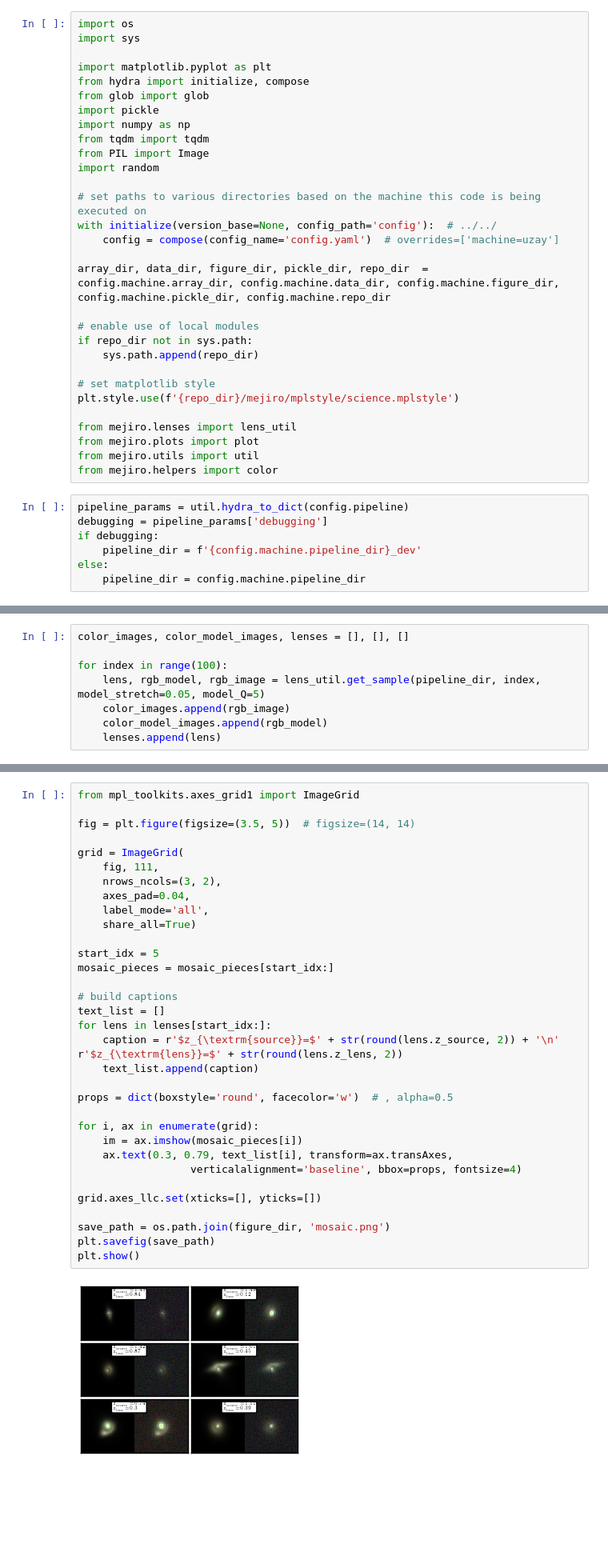
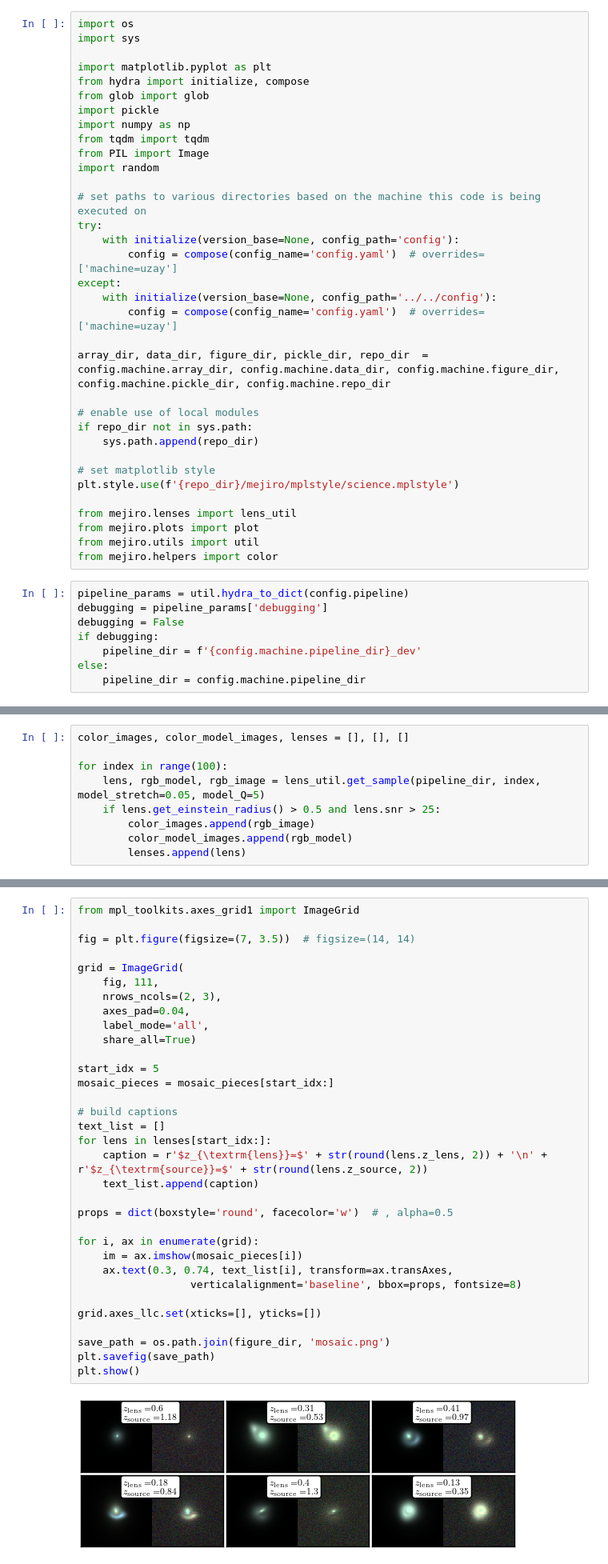
Before and after one commit to AstroMusers/mejiro, a Jupyter notebook: paper/figure_notebooks/mosaic.ipynb, the cells around one changed output, grey strips where cells are left out. Shown at 80% size. Saved outputs shown, nothing was run; the diff lists cells and outputs as text; blank space fills up the shorter version.

Commit message:
work on mosaic figure

```diff
--- a/paper/figure_notebooks/mosaic.ipynb
+++ b/paper/figure_notebooks/mosaic.ipynb
@@ -12,8 +12,12 @@ from PIL import Image
 import random
 
 # set paths to various directories based on the machine this code is being executed on
-with initialize(version_base=None, config_path='config'):  # ../../
-    config = compose(config_name='config.yaml')  # overrides=['machine=uzay']
+try:
+    with initialize(version_base=None, config_path='config'):
+        config = compose(config_name='config.yaml')  # overrides=['machine=uzay']
+except:
+    with initialize(version_base=None, config_path='../../config'):
+        config = compose(config_name='config.yaml')  # overrides=['machine=uzay']
 
 array_dir, data_dir, figure_dir, pickle_dir, repo_dir  = config.machine.array_dir, config.machine.data_dir, config.machine.figure_dir, config.machine.pickle_dir, config.machine.repo_dir
 
@@ -31,6 +35,7 @@ from mejiro.helpers import color
 # %%
 pipeline_params = util.hydra_to_dict(config.pipeline)
 debugging = pipeline_params['debugging']
+debugging = False
 if debugging:
     pipeline_dir = f'{config.machine.pipeline_dir}_dev'
 else:
@@ -44,9 +49,10 @@ color_images, color_model_images, lenses = [], [], []
 
 for index in range(100):
     lens, rgb_model, rgb_image = lens_util.get_sample(pipeline_dir, index, model_stretch=0.05, model_Q=5)
-    color_images.append(rgb_image)
-    color_model_images.append(rgb_model)
-    lenses.append(lens)
+    if lens.get_einstein_radius() > 0.5 and lens.snr > 25:
+        color_images.append(rgb_image)
+        color_model_images.append(rgb_model)
+        lenses.append(lens)
 # %%
 subfigure_dir = os.path.join(config.machine.data_dir, 'figures', 'mosaic_pieces')
 util.create_directory_if_not_exists(subfigure_dir)
@@ -72,35 +78,35 @@ mosaic_pieces = [np.array(Image.open(f)) for f in glob(subfigure_dir + '/*.png')
 # %%
 from mpl_toolkits.axes_grid1 import ImageGrid
 
-fig = plt.figure(figsize=(3.5, 5))  # figsize=(14, 14)
+fig = plt.figure(figsize=(7, 3.5))  # figsize=(14, 14)
 
 grid = ImageGrid(
     fig, 111,
-    nrows_ncols=(3, 2),
+    nrows_ncols=(2, 3),
     axes_pad=0.04,
     label_mode='all',
     share_all=True)
 
 start_idx = 5
 mosaic_pieces = mosaic_pieces[start_idx:]
 
 # build captions
 text_list = []
 for lens in lenses[start_idx:]:
-    caption = r'$z_{\textrm{source}}=$' + str(round(lens.z_source, 2)) + '\n' r'$z_{\textrm{lens}}=$' + str(round(lens.z_lens, 2))
+    caption = r'$z_{\textrm{lens}}=$' + str(round(lens.z_lens, 2)) + '\n' + r'$z_{\textrm{source}}=$' + str(round(lens.z_source, 2))
     text_list.append(caption)
 
 props = dict(boxstyle='round', facecolor='w')  # , alpha=0.5
 
 for i, ax in enumerate(grid):
     im = ax.imshow(mosaic_pieces[i])
-    ax.text(0.3, 0.79, text_list[i], transform=ax.transAxes,
-                  verticalalignment='baseline', bbox=props, fontsize=4)
+    ax.text(0.3, 0.74, text_list[i], transform=ax.transAxes,
+                  verticalalignment='baseline', bbox=props, fontsize=8)
 
 grid.axes_llc.set(xticks=[], yticks=[])
 
 save_path = os.path.join(figure_dir, 'mosaic.png')
 plt.savefig(save_path)
 plt.show()
 # %% [output]
-[figure, old version]
+[figure, new version]
```
Also changed, not shown: 1 other file.
